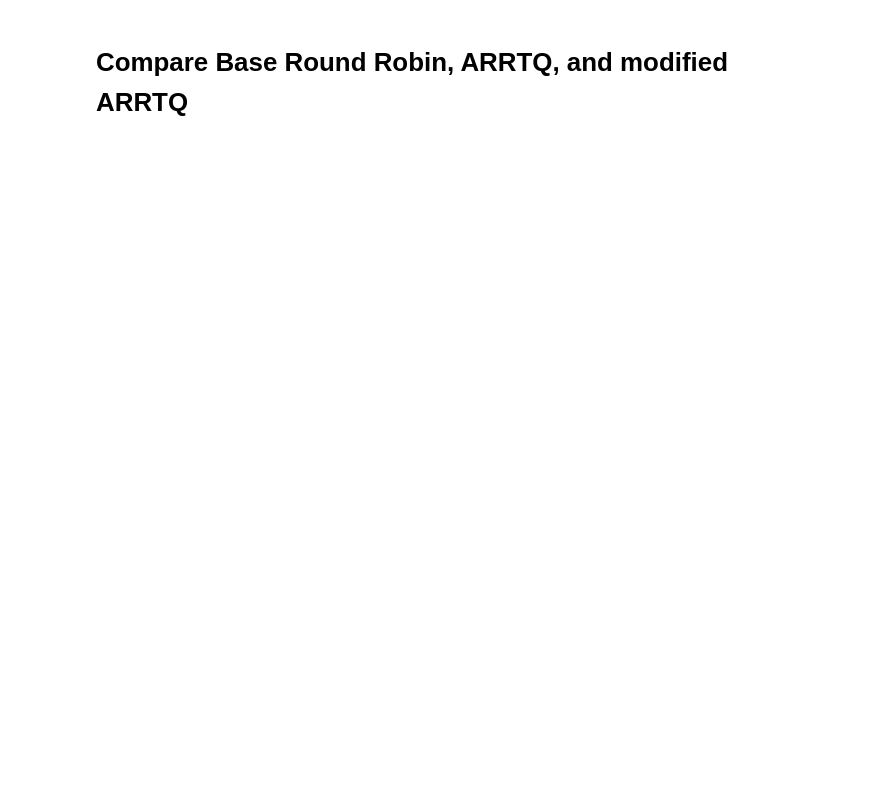
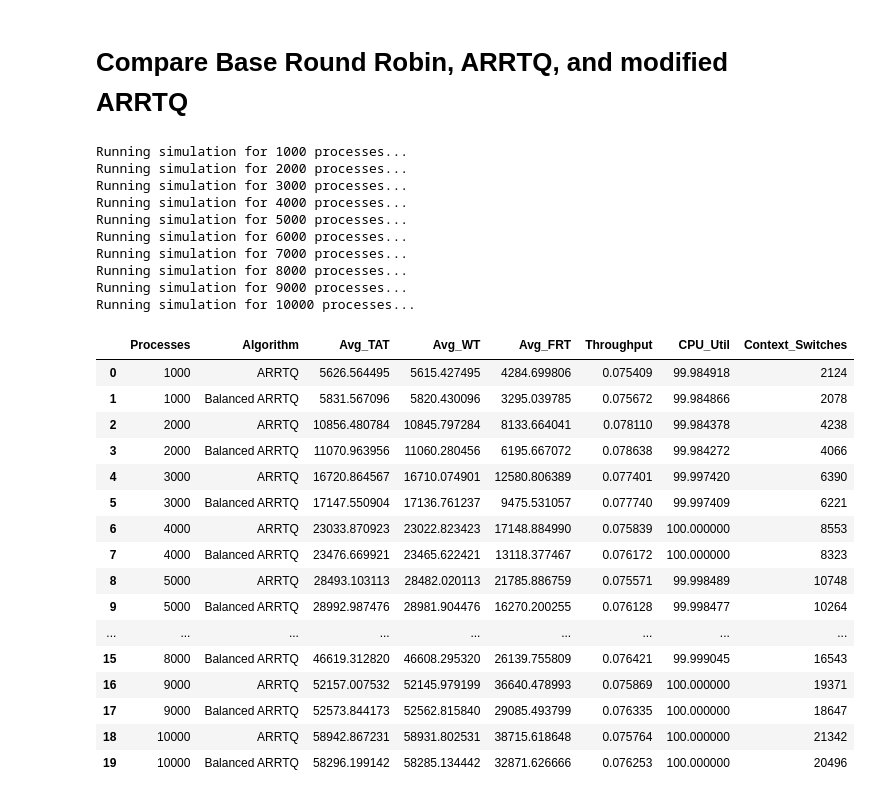
Before and after one commit to abhikarki/ARRTQ-Scheduling, a Jupyter notebook: notebooks/compare_baseRR_ARRTQ_modifiedARRTQ.ipynb, the cells around one changed output. Cells and saved outputs as stored; diff of their text form; code cells hidden in the pictures; blank space fills up the shorter version.

```diff
--- a/notebooks/compare_baseRR_ARRTQ_modifiedARRTQ.ipynb
+++ b/notebooks/compare_baseRR_ARRTQ_modifiedARRTQ.ipynb
@@ -19,9 +20,72 @@ from IPython.display import display
 # %%
-datasets = {
-    "20_processes": generate_processes(20, seed=1),
-    "50_processes": generate_processes(50, seed=2),
-    "80_processes": generate_processes(80, seed=3),
-    "100_processes": generate_processes(100, seed=4),
-    "1000_processes": generate_processes(1000, seed=5)
-}
+context_switch_time = 1
+sizes = [1000, 2000, 3000, 4000, 5000, 6000, 7000, 8000, 9000, 10000]
+seed_base = 5  # to ensure different random sequences per dataset
+
+# Results
+summary = []
+
+for i, size in enumerate(sizes):
+    print(f"Running simulation for {size} processes...")
+
+    processes = generate_processes(size, seed=seed_base + i)
+
+    arrtq_metrics = arrtq(copy.deepcopy(processes), context_switch_time)
+    arrtq_balanced_metrics = arrtq_balanced(copy.deepcopy(processes), context_switch_time, c=0.9)
+
+    summary.extend([
+    {
+        "Processes": size,
+        "Algorithm": "ARRTQ",
+        "Avg_TAT": arrtq_metrics.get("average_turnaround_time", np.nan),
+        "Avg_WT": arrtq_metrics.get("average_waiting_time", np.nan),
+        "Avg_FRT": arrtq_metrics.get("average_first_response_time", np.nan),
+        "Throughput": arrtq_metrics.get("throughput", np.nan),
+        "CPU_Util": arrtq_metrics.get("cpu_utilization", np.nan),
+        "Context_Switches": arrtq_metrics.get("context_switches", np.nan),
+    },
+    {
+        "Processes": size,
+        "Algorithm": "Balanced ARRTQ",
+        "Avg_TAT": arrtq_balanced_metrics.get("average_turnaround_time", np.nan),
+        "Avg_WT": arrtq_balanced_metrics.get("average_waiting_time", np.nan),
+        "Avg_FRT": arrtq_balanced_metrics.get("average_first_response_time", np.nan),
+        "Throughput": arrtq_balanced_metrics.get("throughput", np.nan),
+        "CPU_Util": arrtq_balanced_metrics.get("cpu_utilization", np.nan),
+        "Context_Switches": arrtq_balanced_metrics.get("context_switches", np.nan),
+    },
+])
+
+
+# DataFrame
+summary_df = pd.DataFrame(summary)
+display(summary_df)
+# %% [output]
+Running simulation for 1000 processes...
+Running simulation for 2000 processes...
+Running simulation for 3000 processes...
+Running simulation for 4000 processes...
+Running simulation for 5000 processes...
+Running simulation for 6000 processes...
+Running simulation for 7000 processes...
+Running simulation for 8000 processes...
+Running simulation for 9000 processes...
+Running simulation for 10000 processes...
+|  | Processes | Algorithm | Avg_TAT | Avg_WT | Avg_FRT | Throughput | CPU_Util | Context_Switches |
+| 0 | 1000 | ARRTQ | 5626.564495 | 5615.427495 | 4284.699806 | 0.075409 | 99.984918 | 2124 |
+| 1 | 1000 | Balanced ARRTQ | 5831.567096 | 5820.430096 | 3295.039785 | 0.075672 | 99.984866 | 2078 |
+| 2 | 2000 | ARRTQ | 10856.480784 | 10845.797284 | 8133.664041 | 0.078110 | 99.984378 | 4238 |
+| 3 | 2000 | Balanced ARRTQ | 11070.963956 | 11060.280456 | 6195.667072 | 0.078638 | 99.984272 | 4066 |
+| 4 | 3000 | ARRTQ | 16720.864567 | 16710.074901 | 12580.806389 | 0.077401 | 99.997420 | 6390 |
+| 5 | 3000 | Balanced ARRTQ | 17147.550904 | 17136.761237 | 9475.531057 | 0.077740 | 99.997409 | 6221 |
+| 6 | 4000 | ARRTQ | 23033.870923 | 23022.823423 | 17148.884990 | 0.075839 | 100.000000 | 8553 |
+| 7 | 4000 | Balanced ARRTQ | 23476.669921 | 23465.622421 | 13118.377467 | 0.076172 | 100.000000 | 8323 |
+| 8 | 5000 | ARRTQ | 28493.103113 | 28482.020113 | 21785.886759 | 0.075571 | 99.998489 | 10748 |
+| 9 | 5000 | Balanced ARRTQ | 28992.987476 | 28981.904476 | 16270.200255 | 0.076128 | 99.998477 | 10264 |
+| ... | ... | ... | ... | ... | ... | ... | ... | ... |
+| 15 | 8000 | Balanced ARRTQ | 46619.312820 | 46608.295320 | 26139.755809 | 0.076421 | 99.999045 | 16543 |
+| 16 | 9000 | ARRTQ | 52157.007532 | 52145.979199 | 36640.478993 | 0.075869 | 100.000000 | 19371 |
+| 17 | 9000 | Balanced ARRTQ | 52573.844173 | 52562.815840 | 29085.493799 | 0.076335 | 100.000000 | 18647 |
+| 18 | 10000 | ARRTQ | 58942.867231 | 58931.802531 | 38715.618648 | 0.075764 | 100.000000 | 21342 |
+| 19 | 10000 | Balanced ARRTQ | 58296.199142 | 58285.134442 | 32871.626666 | 0.076253 | 100.000000 | 20496 |
 # %%
```
Also changed, not shown: parts of 4 cells of this notebook.
